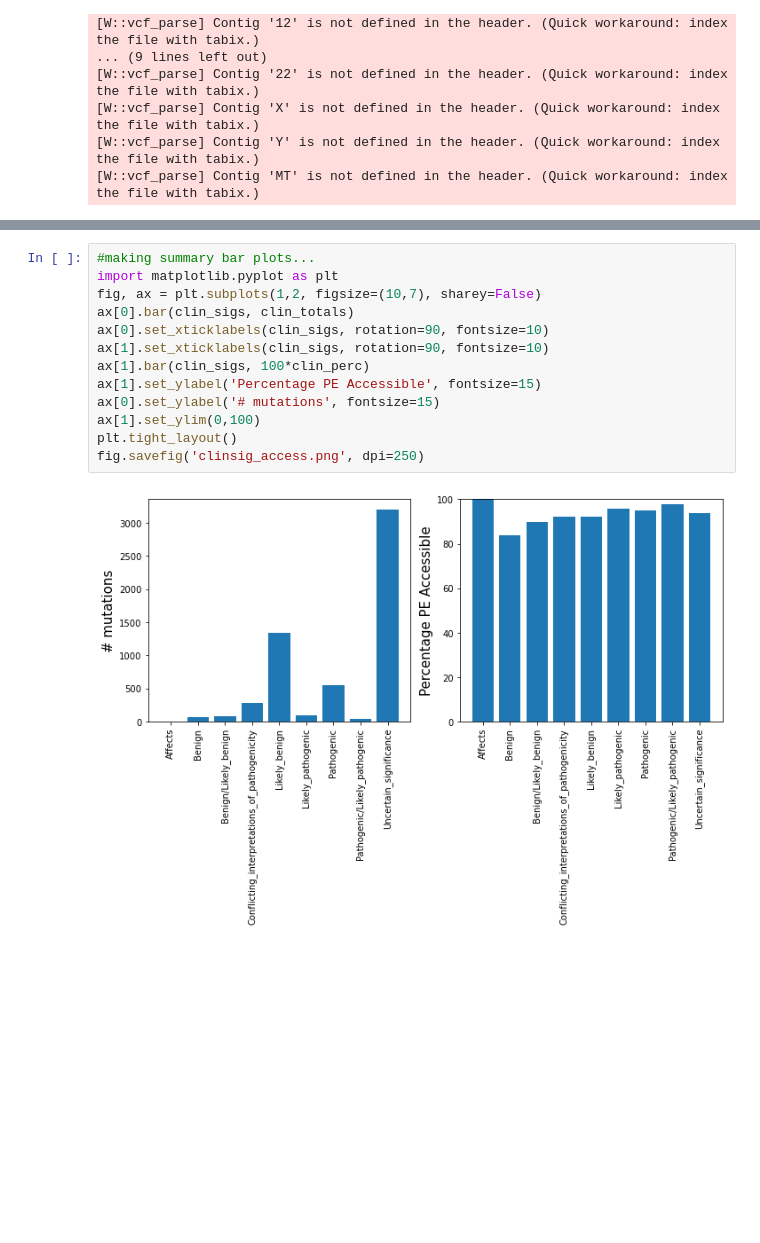
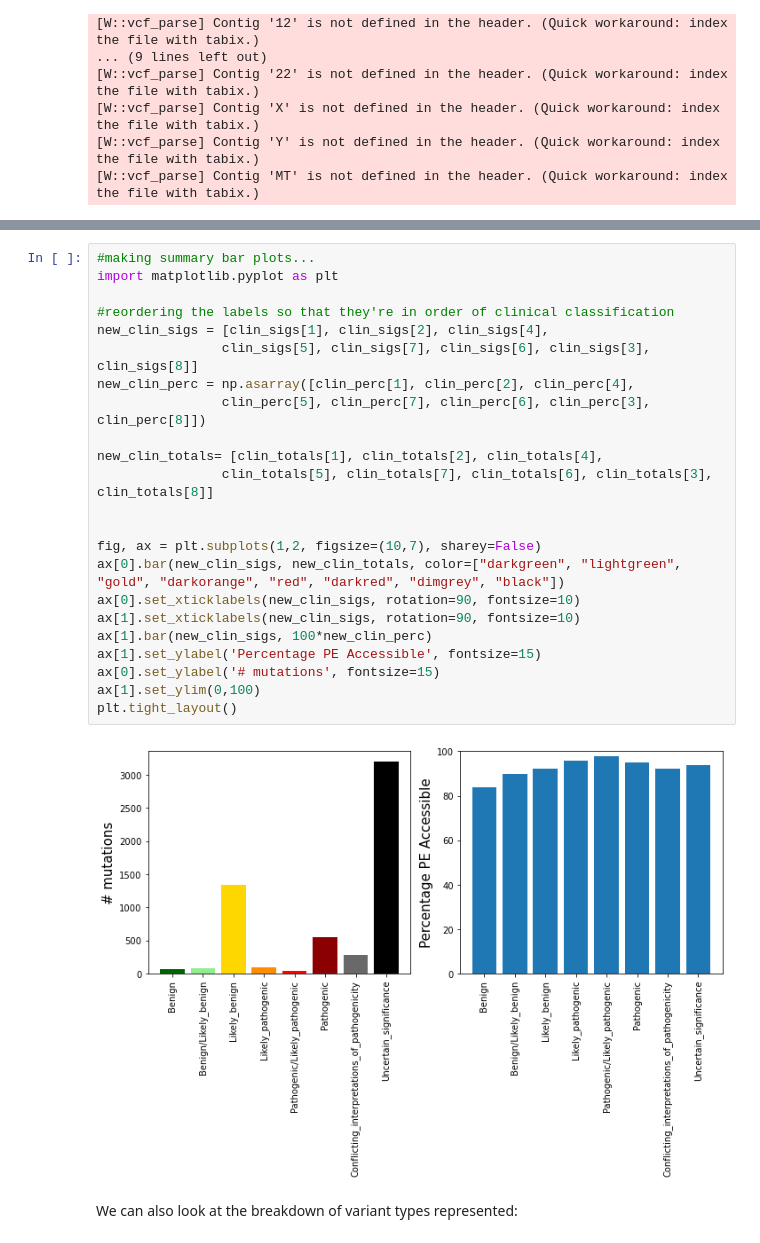
Before and after one commit to samgould2/PEGG, a Jupyter notebook: examples/PEGG_example.ipynb, the cells around one changed output, grey strips where cells are left out. Cells and saved outputs as stored; diff of their text form; blank space fills up the shorter version.

```diff
--- a/examples/PEGG_example.ipynb
+++ b/examples/PEGG_example.ipynb
@@ -621,18 +585,30 @@ clin_perc = clin_count/clin_totals
 # %%
 #making summary bar plots...
 import matplotlib.pyplot as plt
+
+#reordering the labels so that they're in order of clinical classification
+new_clin_sigs = [clin_sigs[1], clin_sigs[2], clin_sigs[4],
+                clin_sigs[5], clin_sigs[7], clin_sigs[6], clin_sigs[3], clin_sigs[8]]
+new_clin_perc = np.asarray([clin_perc[1], clin_perc[2], clin_perc[4],
+                clin_perc[5], clin_perc[7], clin_perc[6], clin_perc[3], clin_perc[8]])
+
+new_clin_totals= [clin_totals[1], clin_totals[2], clin_totals[4],
+                clin_totals[5], clin_totals[7], clin_totals[6], clin_totals[3], clin_totals[8]]
+
+
 fig, ax = plt.subplots(1,2, figsize=(10,7), sharey=False)
-ax[0].bar(clin_sigs, clin_totals)
-ax[0].set_xticklabels(clin_sigs, rotation=90, fontsize=10)
-ax[1].set_xticklabels(clin_sigs, rotation=90, fontsize=10)
-ax[1].bar(clin_sigs, 100*clin_perc)
+ax[0].bar(new_clin_sigs, new_clin_totals, color=["darkgreen", "lightgreen", "gold", "darkorange", "red", "darkred", "dimgrey", "black"])
+ax[0].set_xticklabels(new_clin_sigs, rotation=90, fontsize=10)
+ax[1].set_xticklabels(new_clin_sigs, rotation=90, fontsize=10)
+ax[1].bar(new_clin_sigs, 100*new_clin_perc)
 ax[1].set_ylabel('Percentage PE Accessible', fontsize=15)
 ax[0].set_ylabel('# mutations', fontsize=15)
 ax[1].set_ylim(0,100)
 plt.tight_layout()
-fig.savefig('clinsig_access.png', dpi=250)
 # %% [output]
-[figure, old version]
+[figure, new version]
+# %% [markdown]
+We can also look at the breakdown of variant types represented:
 # %%
 #making summary bar plots...
 import matplotlib.pyplot as plt
```
Also changed, not shown: parts of 62 cells of this notebook, 3 other files.
